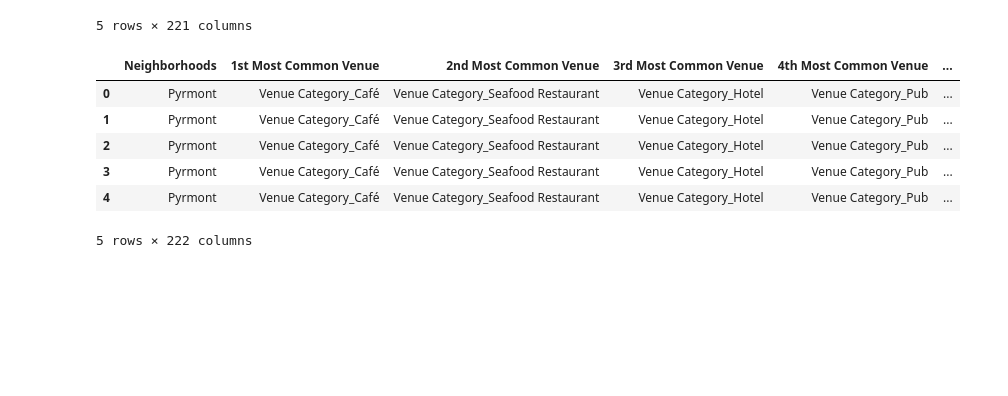
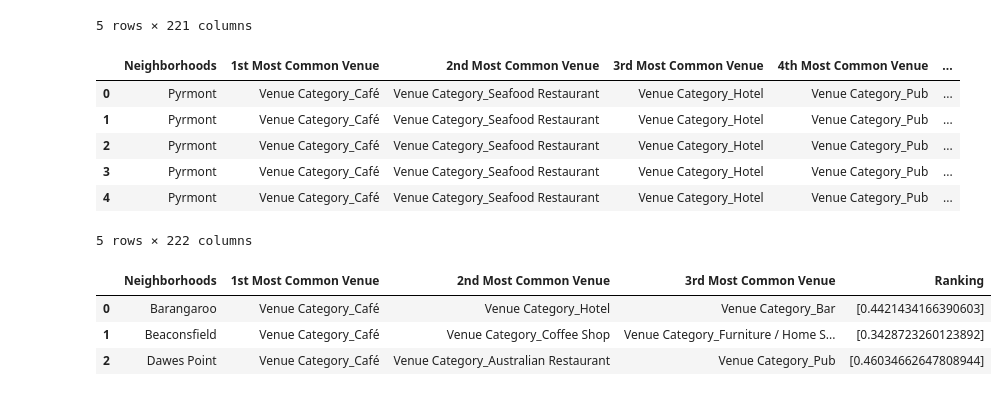
Before and after one commit to Arch2502/Coursera_Capstone, a Jupyter notebook: Capstone Final Project.ipynb, the cells around one changed output. Drawn from its saved outputs; the diff is of its cells as text; code cells hidden in the pictures; blank space fills up the shorter version.

```diff
--- a/Capstone Final Project.ipynb
+++ b/Capstone Final Project.ipynb
@@ -764,3 +764,10 @@ recommended_neighborhoods.head()
 top3 = recommended_neighborhoods.groupby(['Neighborhoods','1st Most Common Venue','2nd Most Common Venue','3rd Most Common Venue'])['Ranking'].unique()
 # %%
 top3_df = pd.DataFrame(top3).reset_index()
+# %%
+top3_df.head(3)
+# %% [output]
+|  | Neighborhoods | 1st Most Common Venue | 2nd Most Common Venue | 3rd Most Common Venue | Ranking |
+| 0 | Barangaroo | Venue Category_Café | Venue Category_Hotel | Venue Category_Bar | [0.4421434166390603] |
+| 1 | Beaconsfield | Venue Category_Café | Venue Category_Coffee Shop | Venue Category_Furniture / Home S... | [0.3428723260123892] |
+| 2 | Dawes Point | Venue Category_Café | Venue Category_Australian Restaurant | Venue Category_Pub | [0.46034662647808944] |
```
Also changed, not shown: parts of 2 cells of this notebook.
